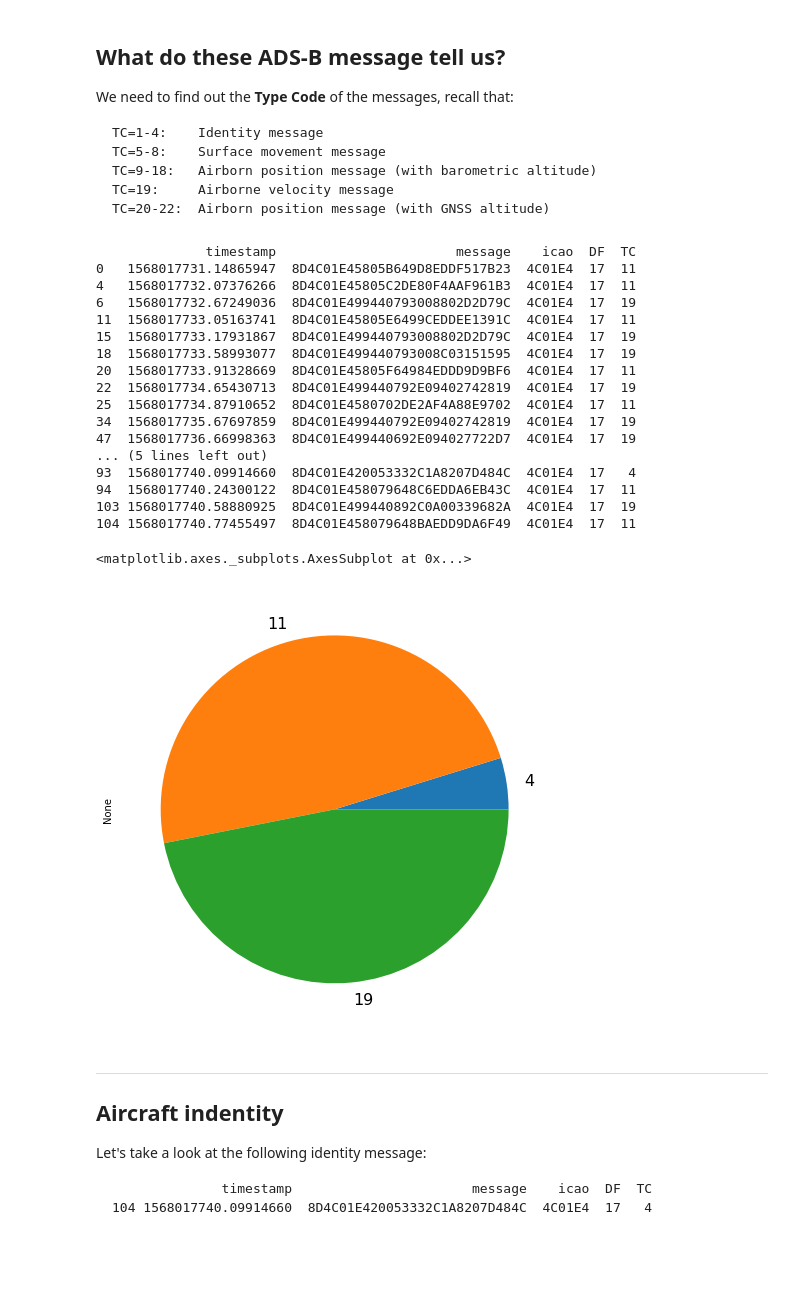
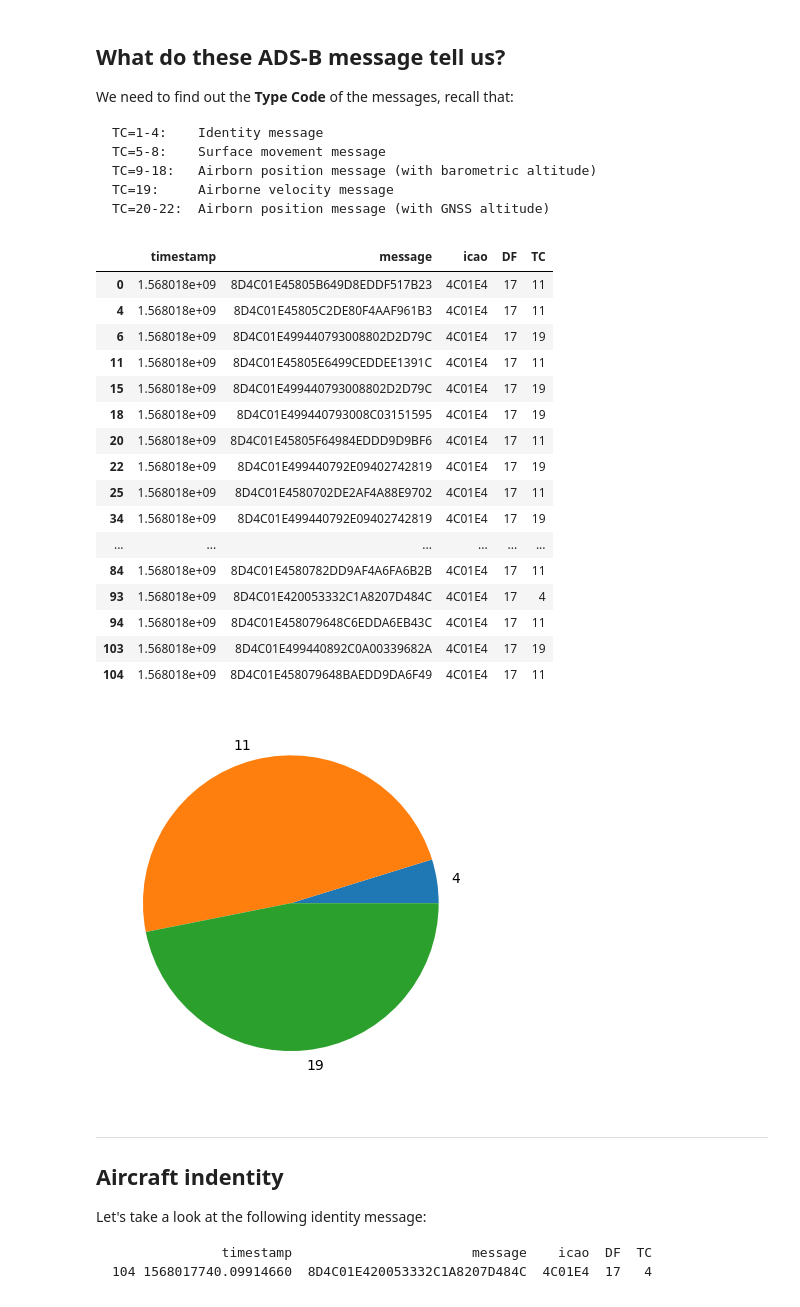
Before and after one commit to junzis/tutorial-icrat24-adsb, a Jupyter notebook: 3_decode_many.ipynb, the cells around one changed output. Saved outputs shown, nothing was run; the diff lists cells and outputs as text; code cells hidden in the pictures; blank space fills up the shorter version.

```diff
--- a/3_decode_many.ipynb
+++ b/3_decode_many.ipynb
@@ -5,7 +7,7 @@ import matplotlib.pyplot as plt
 # %% [markdown]
 # Let's load some sample data.
 # %%
-data = pd.read_csv("data/samples.csv", names=["timestamp", "message"])
+data = pd.read_csv("https://github.com/junzis/tutorial-icrat24-adsb/raw/main/data/samples.csv", names=["timestamp", "message"])
 
 data
 # %% [output]
@@ -127,28 +125,28 @@ adsb["TC"] = adsb.message.apply(pyms.adsb.typecode)
 
 adsb.head(20)
 # %% [output]
-              timestamp                       message    icao  DF  TC
-0   1568017731.14865947  8D4C01E45805B649D8EDDF517B23  4C01E4  17  11
-4   1568017732.07376266  8D4C01E45805C2DE80F4AAF961B3  4C01E4  17  11
-6   1568017732.67249036  8D4C01E499440793008802D2D79C  4C01E4  17  19
-11  1568017733.05163741  8D4C01E45805E6499CEDDEE1391C  4C01E4  17  11
-15  1568017733.17931867  8D4C01E499440793008802D2D79C  4C01E4  17  19
-18  1568017733.58993077  8D4C01E499440793008C03151595  4C01E4  17  19
-20  1568017733.91328669  8D4C01E45805F64984EDDD9D9BF6  4C01E4  17  11
-22  1568017734.65430713  8D4C01E499440792E09402742819  4C01E4  17  19
-25  1568017734.87910652  8D4C01E4580702DE2AF4A88E9702  4C01E4  17  11
-34  1568017735.67697859  8D4C01E499440792E09402742819  4C01E4  17  19
-47  1568017736.66998363  8D4C01E499440692E094027722D7  4C01E4  17  19
-... (5 lines left out)
-93  1568017740.09914660  8D4C01E420053332C1A8207D484C  4C01E4  17   4
-94  1568017740.24300122  8D4C01E458079648C6EDDA6EB43C  4C01E4  17  11
-103 1568017740.58880925  8D4C01E499440892C0A00339682A  4C01E4  17  19
-104 1568017740.77455497  8D4C01E458079648BAEDD9DA6F49  4C01E4  17  11
+|  | timestamp | message | icao | DF | TC |
+| 0 | 1.568018e+09 | 8D4C01E45805B649D8EDDF517B23 | 4C01E4 | 17 | 11 |
+| 4 | 1.568018e+09 | 8D4C01E45805C2DE80F4AAF961B3 | 4C01E4 | 17 | 11 |
+| 6 | 1.568018e+09 | 8D4C01E499440793008802D2D79C | 4C01E4 | 17 | 19 |
+| 11 | 1.568018e+09 | 8D4C01E45805E6499CEDDEE1391C | 4C01E4 | 17 | 11 |
+| 15 | 1.568018e+09 | 8D4C01E499440793008802D2D79C | 4C01E4 | 17 | 19 |
+| 18 | 1.568018e+09 | 8D4C01E499440793008C03151595 | 4C01E4 | 17 | 19 |
+| 20 | 1.568018e+09 | 8D4C01E45805F64984EDDD9D9BF6 | 4C01E4 | 17 | 11 |
+| 22 | 1.568018e+09 | 8D4C01E499440792E09402742819 | 4C01E4 | 17 | 19 |
+| 25 | 1.568018e+09 | 8D4C01E4580702DE2AF4A88E9702 | 4C01E4 | 17 | 11 |
+| 34 | 1.568018e+09 | 8D4C01E499440792E09402742819 | 4C01E4 | 17 | 19 |
+| ... | ... | ... | ... | ... | ... |
+| 84 | 1.568018e+09 | 8D4C01E4580782DD9AF4A6FA6B2B | 4C01E4 | 17 | 11 |
+| 93 | 1.568018e+09 | 8D4C01E420053332C1A8207D484C | 4C01E4 | 17 | 4 |
+| 94 | 1.568018e+09 | 8D4C01E458079648C6EDDA6EB43C | 4C01E4 | 17 | 11 |
+| 103 | 1.568018e+09 | 8D4C01E499440892C0A00339682A | 4C01E4 | 17 | 19 |
+| 104 | 1.568018e+09 | 8D4C01E458079648BAEDD9DA6F49 | 4C01E4 | 17 | 11 |
 # %%
-adsb.groupby("TC").size().plot(kind="pie", figsize=(8, 8), fontsize=16)
+adsb.groupby("TC").size().plot(kind="pie")
+plt.show()
 # %% [output]
-<matplotlib.axes._subplots.AxesSubplot at 0x...>
-[figure, old version]
+[figure, new version]
 # %% [markdown]
 ---
 ## Aircraft indentity
```
Also changed, not shown: parts of 12 cells of this notebook, 2 other files.
